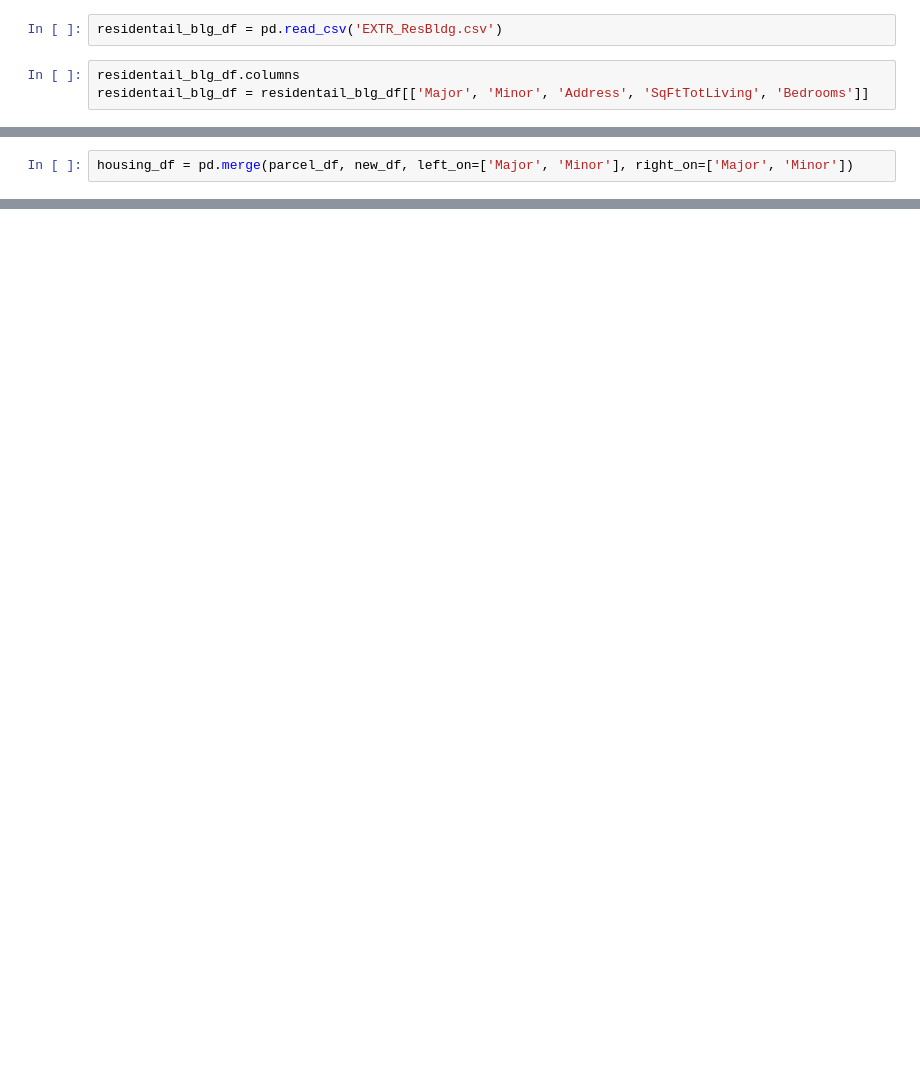
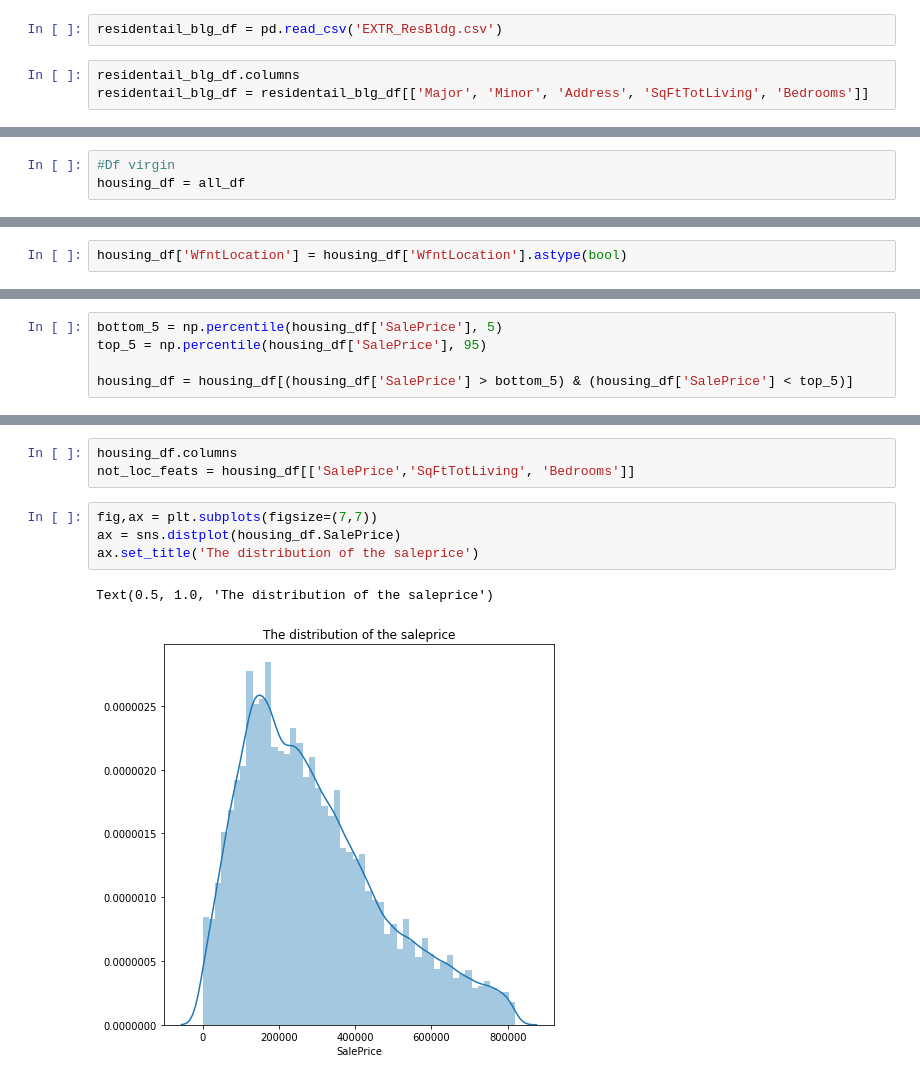
Before and after one commit to dalems4/mod_1_project_seattle-ds-051319, a Jupyter notebook: Merged_Dfs.ipynb, the cells around one changed output, grey strips where cells are left out. Saved outputs shown, nothing was run; the diff lists cells and outputs as text; blank space fills up the shorter version.

```diff
--- a/Merged_Dfs.ipynb
+++ b/Merged_Dfs.ipynb
@@ -359,0 +109,3 @@ housing_df = pd.merge(unit_price_df, parcel_df, how='left', left_index=True , ri
+# %%
+#Df virgin
+housing_df = all_df
@@ -360,3 +121,5 @@ housing_df = pd.merge(unit_price_df, parcel_df, how='left', left_index=True , ri
+# %%
+housing_df['WfntLocation'] = housing_df['WfntLocation'].astype(bool)
 # %%
 housing_df.info()
 # %% [output]
@@ -420,2 +139,5 @@ parcel_res_df.shape
-# %%
-housing_df = pd.merge(parcel_df, new_df, left_on=['Major', 'Minor'], right_on=['Major', 'Minor'])
+# %%
+bottom_5 = np.percentile(housing_df['SalePrice'], 5)
+top_5 = np.percentile(housing_df['SalePrice'], 95)
+
+housing_df = housing_df[(housing_df['SalePrice'] > bottom_5) & (housing_df['SalePrice'] < top_5)]
@@ -421,0 +176,10 @@ housing_df = pd.merge(parcel_df, new_df, left_on=['Major', 'Minor'], right_on=['
+# %%
+housing_df.columns
+not_loc_feats = housing_df[['SalePrice','SqFtTotLiving', 'Bedrooms']]
+# %%
+fig,ax = plt.subplots(figsize=(7,7))
+ax = sns.distplot(housing_df.SalePrice)
+ax.set_title('The distribution of the saleprice')
+# %% [output]
+Text(0.5, 1.0, 'The distribution of the saleprice')
+[figure, added]
```
Also changed, not shown: parts of 83 cells of this notebook.
